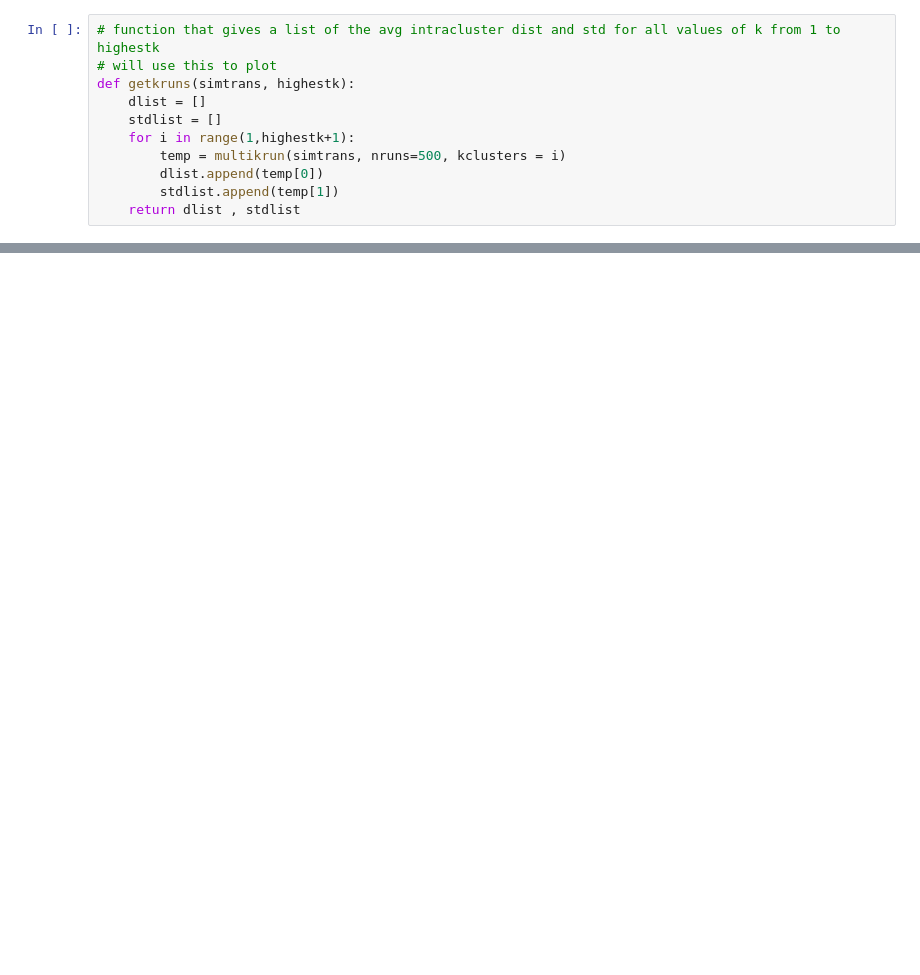
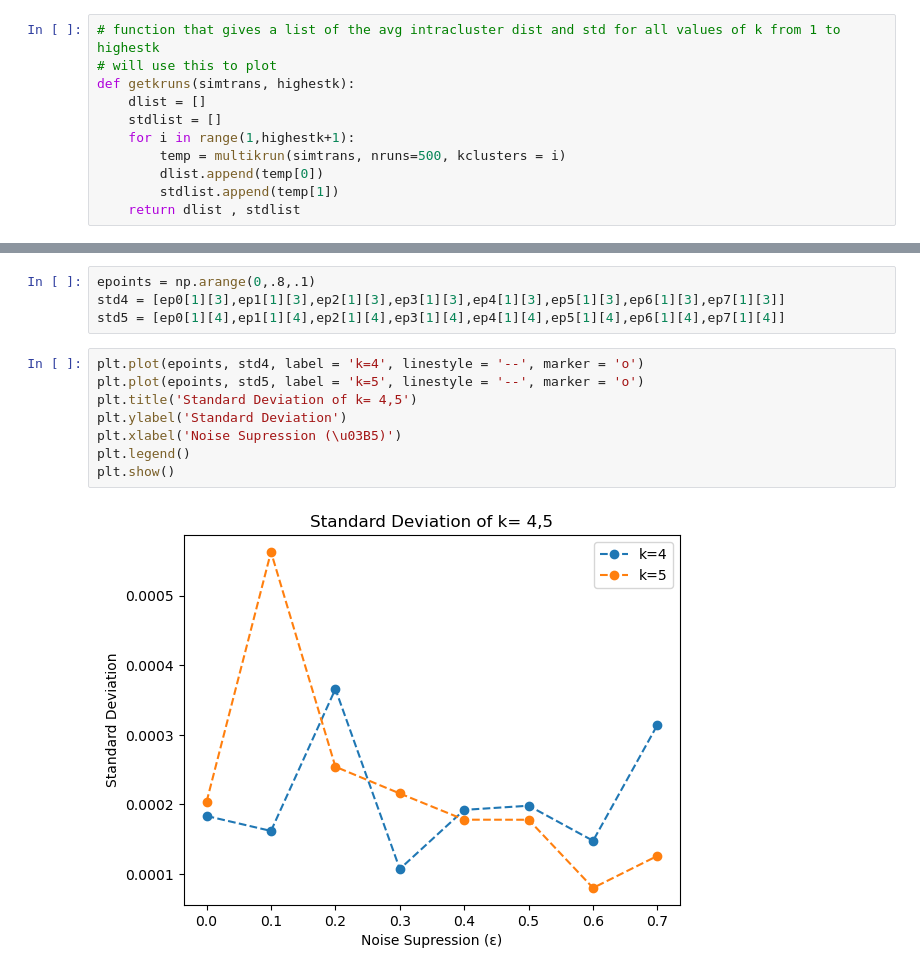
Before and after one commit to fsfinphys/cryptomarketstates, a Jupyter notebook: finalfunctions copy.ipynb, the cells around one changed output, grey strips where cells are left out. Cells and saved outputs as stored; diff of their text form; blank space fills up the shorter version.

```diff
--- a/finalfunctions copy.ipynb
+++ b/finalfunctions copy.ipynb
@@ -645,0 +793,14 @@ plt.show()
+# %%
+epoints = np.arange(0,.8,.1)
+std4 = [ep0[1][3],ep1[1][3],ep2[1][3],ep3[1][3],ep4[1][3],ep5[1][3],ep6[1][3],ep7[1][3]]
+std5 = [ep0[1][4],ep1[1][4],ep2[1][4],ep3[1][4],ep4[1][4],ep5[1][4],ep6[1][4],ep7[1][4]]
+# %%
+plt.plot(epoints, std4, label = 'k=4', linestyle = '--', marker = 'o')
+plt.plot(epoints, std5, label = 'k=5', linestyle = '--', marker = 'o')
+plt.title('Standard Deviation of k= 4,5')
+plt.ylabel('Standard Deviation')
+plt.xlabel('Noise Supression (\u03B5)')
+plt.legend()
+plt.show()
+# %% [output]
+[figure, added]
```
Also changed, not shown: parts of 34 cells of this notebook.
